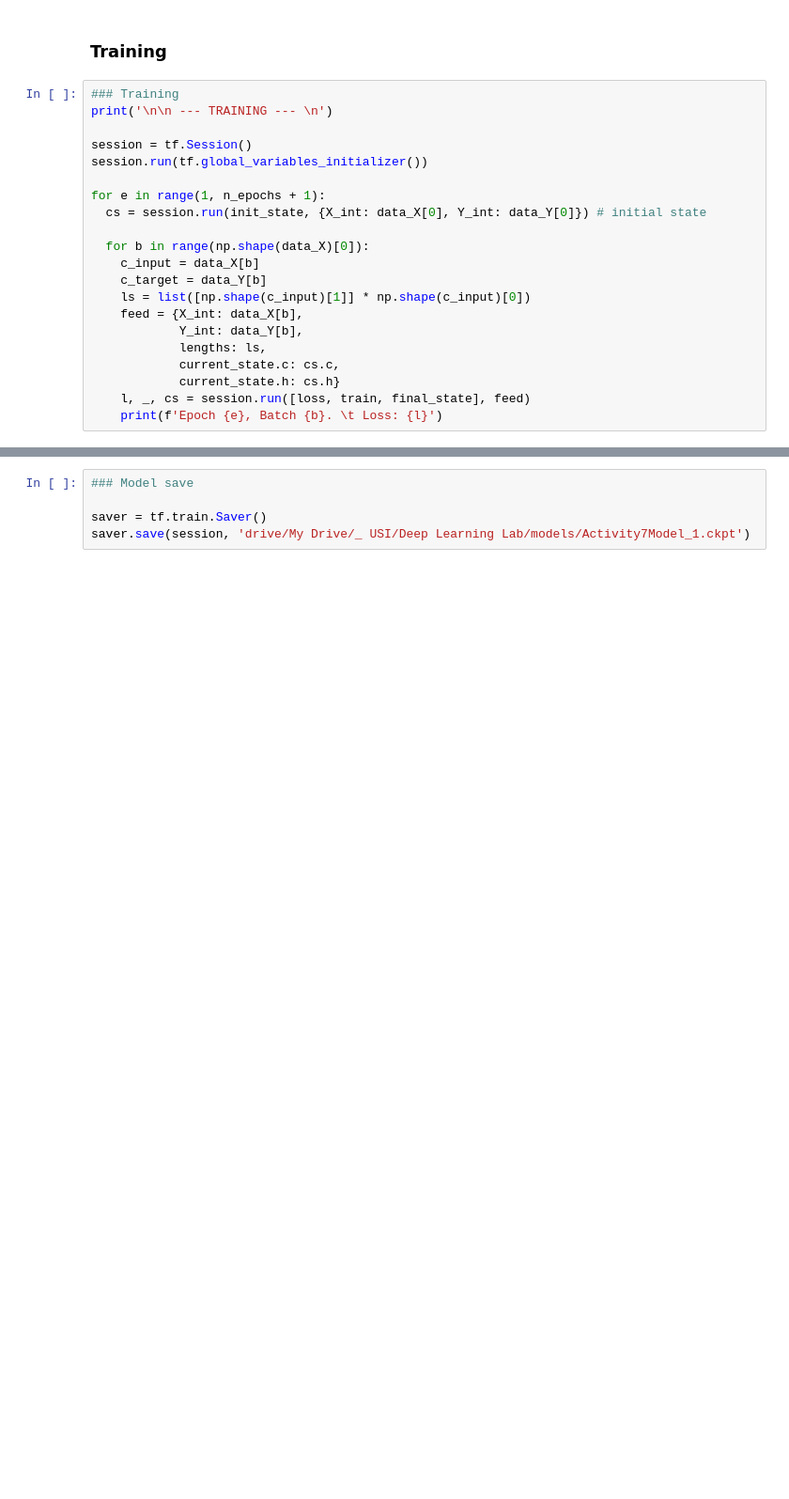
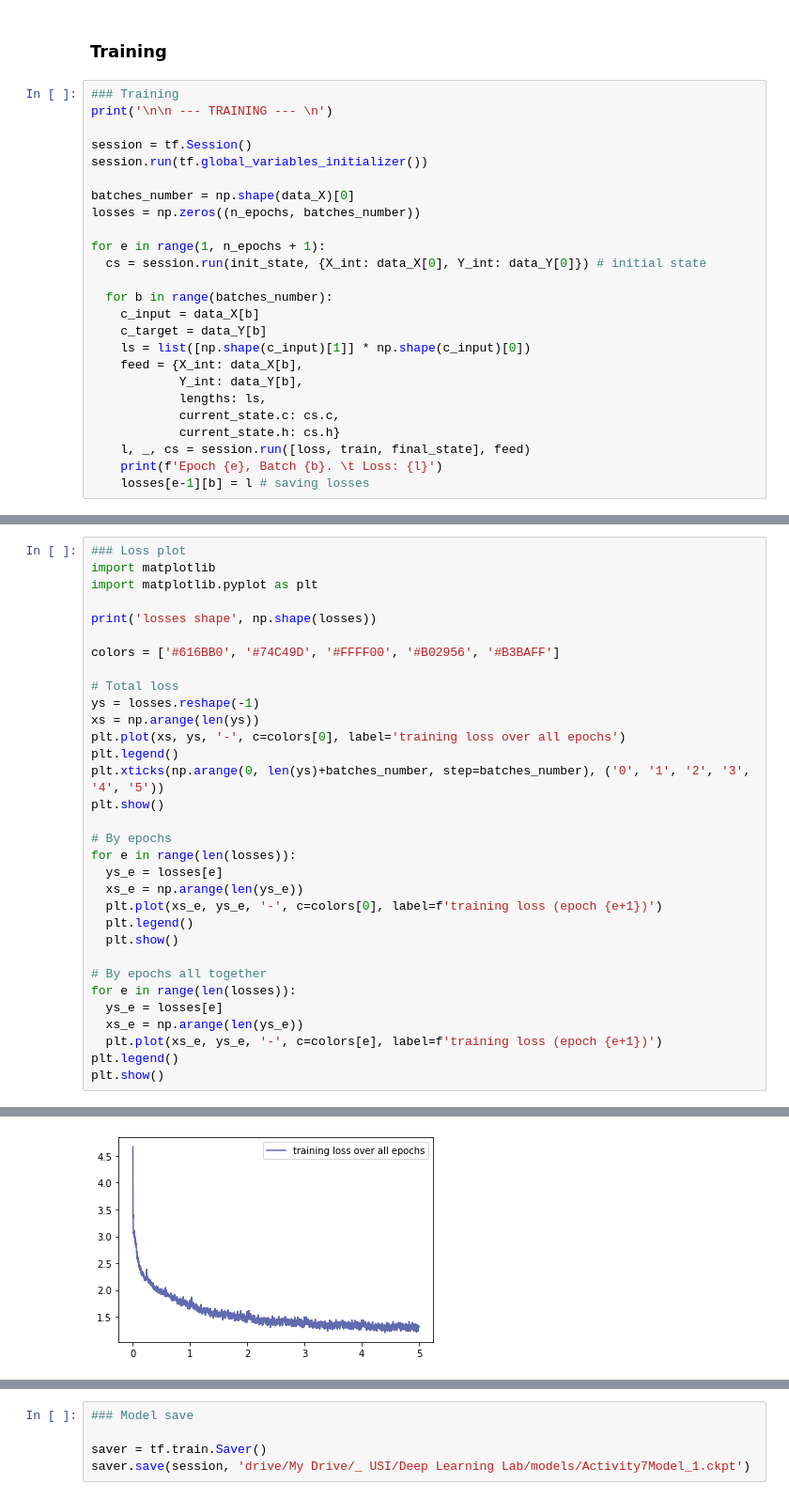
Before and after one commit to mferri17/lstm-text-generator, a Jupyter notebook: Activity7.ipynb, the cells around one changed output, grey strips where cells are left out. Shown at 94% size. Saved outputs shown, nothing was run; the diff lists cells and outputs as text; blank space fills up the shorter version.

```diff
--- a/Activity7.ipynb
+++ b/Activity7.ipynb
@@ -437,10 +433,13 @@ print('\n\n --- TRAINING --- \n')
 session = tf.Session()
 session.run(tf.global_variables_initializer())
 
+batches_number = np.shape(data_X)[0]
+losses = np.zeros((n_epochs, batches_number))
+
 for e in range(1, n_epochs + 1):
   cs = session.run(init_state, {X_int: data_X[0], Y_int: data_Y[0]}) # initial state
 
-  for b in range(np.shape(data_X)[0]):
+  for b in range(batches_number):
     c_input = data_X[b]
     c_target = data_Y[b]
     ls = list([np.shape(c_input)[1]] * np.shape(c_input)[0])
@@ -451,6 +450,7 @@ for e in range(1, n_epochs + 1):
             current_state.h: cs.h}
     l, _, cs = session.run([loss, train, final_state], feed)
     print(f'Epoch {e}, Batch {b}. \t Loss: {l}')
+    losses[e-1][b] = l # saving losses
 # %% [output]
  --- TRAINING ---
 
@@ -471,0 +472,33 @@ Epoch 5, Batch 645.      Loss: 1.3135477304458618
+# %%
+### Loss plot
+import matplotlib
+import matplotlib.pyplot as plt
+
+print('losses shape', np.shape(losses))
+
+colors = ['#616BB0', '#74C49D', '#FFFF00', '#B02956', '#B3BAFF']
+
+# Total loss
+ys = losses.reshape(-1)
+xs = np.arange(len(ys))
+plt.plot(xs, ys, '-', c=colors[0], label='training loss over all epochs')
+plt.legend()
+plt.xticks(np.arange(0, len(ys)+batches_number, step=batches_number), ('0', '1', '2', '3', '4', '5'))
+plt.show()
+
+# By epochs
+for e in range(len(losses)):
+  ys_e = losses[e]
+  xs_e = np.arange(len(ys_e))
+  plt.plot(xs_e, ys_e, '-', c=colors[0], label=f'training loss (epoch {e+1})')
+  plt.legend()
+  plt.show()
+
+# By epochs all together
+for e in range(len(losses)):
+  ys_e = losses[e]
+  xs_e = np.arange(len(ys_e))
+  plt.plot(xs_e, ys_e, '-', c=colors[e], label=f'training loss (epoch {e+1})')
+plt.legend()
+plt.show()
+# %% [output]
@@ -471,0 +506 @@ Epoch 5, Batch 645.      Loss: 1.3135477304458618
+[figure, added]
```
Also changed, not shown: parts of 6 cells of this notebook, 3 other files.
